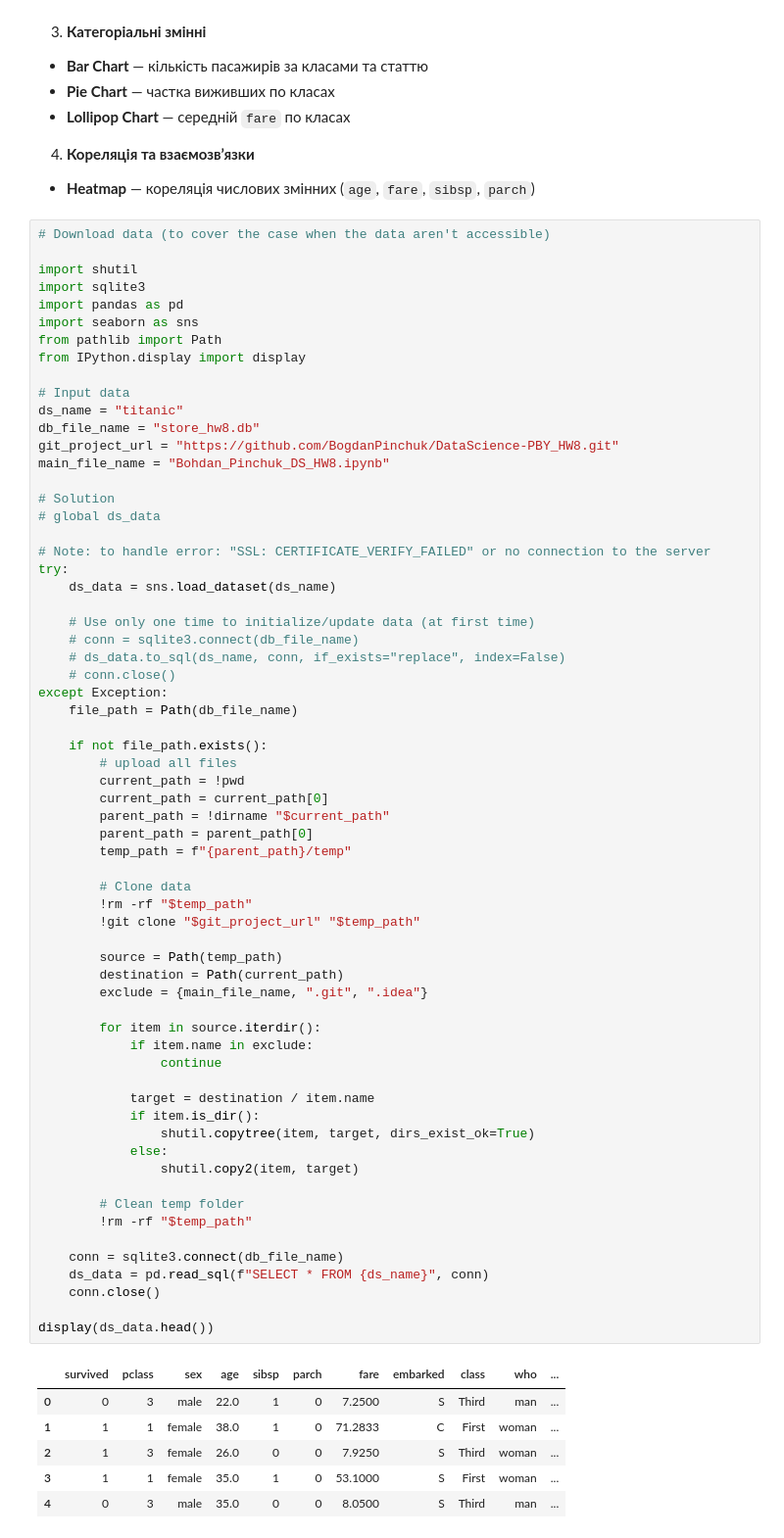
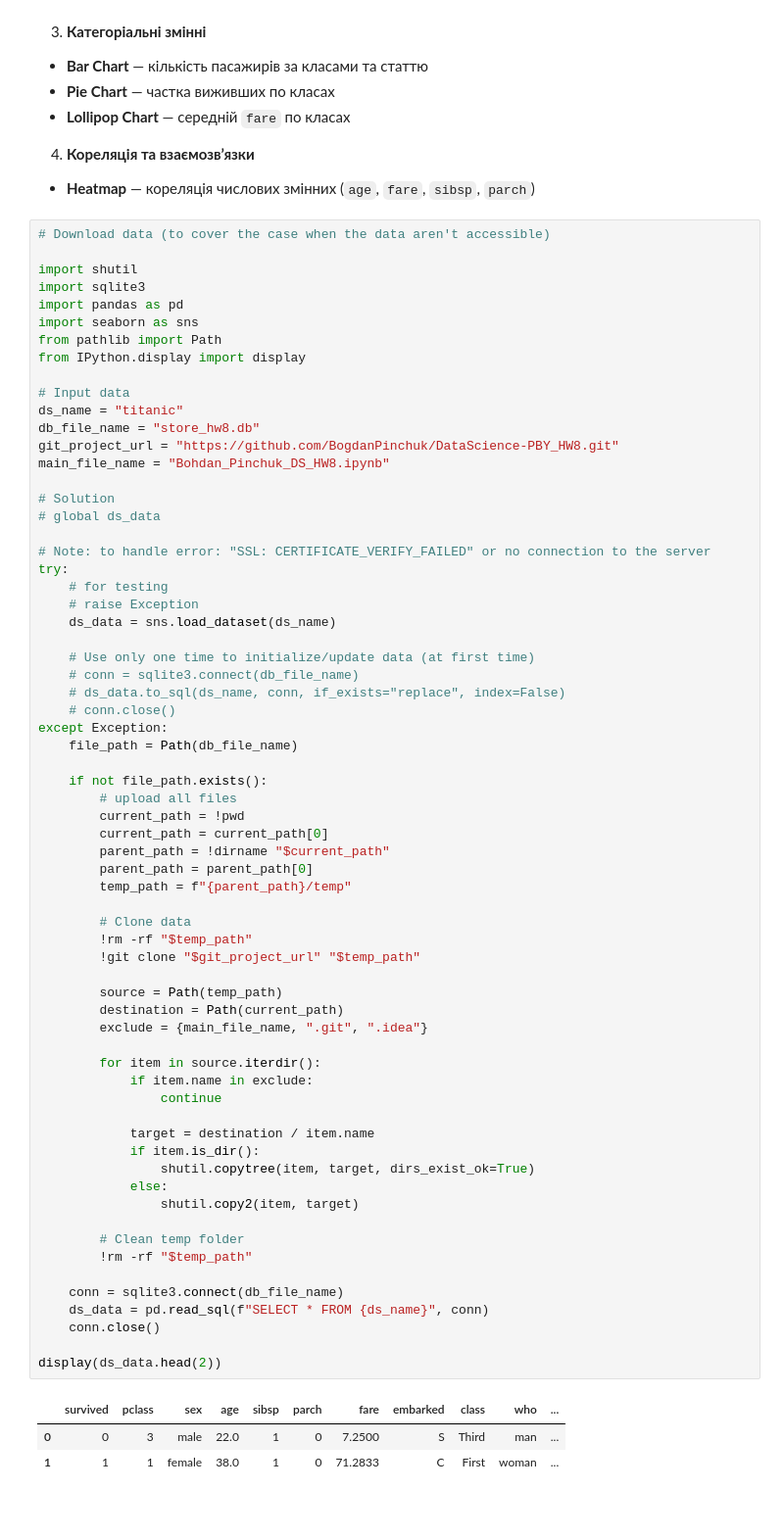
Before and after one commit to BogdanPinchuk/DataScience-PBY_HW8, a Jupyter notebook: Bohdan_Pinchuk_DS_HW8.ipynb, the cells around one changed output. Shown at 98% size. Drawn from its saved outputs; the diff is of its cells as text; blank space fills up the shorter version.

```diff
--- a/Bohdan_Pinchuk_DS_HW8.ipynb
+++ b/Bohdan_Pinchuk_DS_HW8.ipynb
@@ -44,6 +44,8 @@ main_file_name = "Bohdan_Pinchuk_DS_HW8.ipynb"
 
 # Note: to handle error: "SSL: CERTIFICATE_VERIFY_FAILED" or no connection to the server
 try:
+    # for testing
+    # raise Exception
     ds_data = sns.load_dataset(ds_name)
 
     # Use only one time to initialize/update data (at first time)
@@ -63,34 +65,31 @@ except Exception:
 
         # Clone data
         !rm -rf "$temp_path"
         !git clone "$git_project_url" "$temp_path"
 
         source = Path(temp_path)
         destination = Path(current_path)
         exclude = {main_file_name, ".git", ".idea"}
 
         for item in source.iterdir():
             if item.name in exclude:
                 continue
 
             target = destination / item.name
             if item.is_dir():
                 shutil.copytree(item, target, dirs_exist_ok=True)
             else:
                 shutil.copy2(item, target)
 
         # Clean temp folder
         !rm -rf "$temp_path"
 
     conn = sqlite3.connect(db_file_name)
     ds_data = pd.read_sql(f"SELECT * FROM {ds_name}", conn)
     conn.close()
 
-display(ds_data.head())
+display(ds_data.head(2))
 # %% [output]
 |  | survived | pclass | sex | age | sibsp | parch | fare | embarked | class | who | ... |
 | 0 | 0 | 3 | male | 22.0 | 1 | 0 | 7.2500 | S | Third | man | ... |
 | 1 | 1 | 1 | female | 38.0 | 1 | 0 | 71.2833 | C | First | woman | ... |
-| 2 | 1 | 3 | female | 26.0 | 0 | 0 | 7.9250 | S | Third | woman | ... |
-| 3 | 1 | 1 | female | 35.0 | 1 | 0 | 53.1000 | S | First | woman | ... |
-| 4 | 0 | 3 | male | 35.0 | 0 | 0 | 8.0500 | S | Third | man | ... |
```
Also changed, not shown: parts of 5 cells of this notebook.
